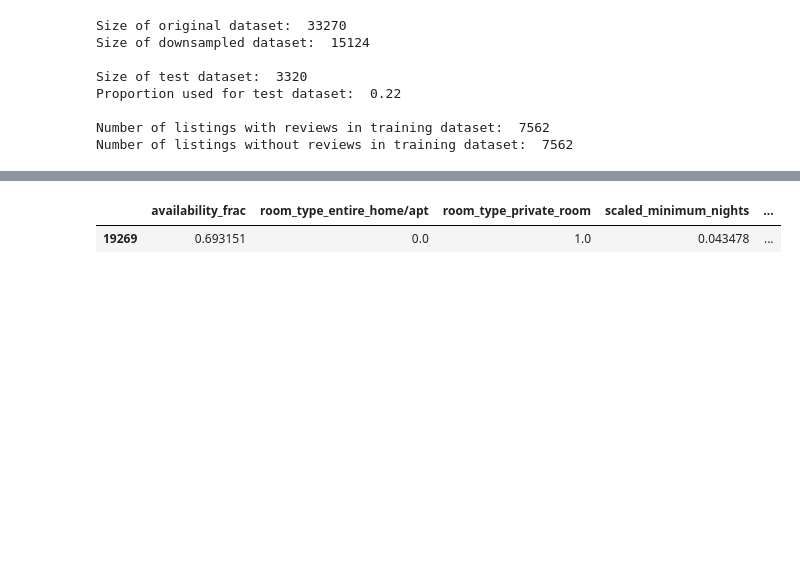
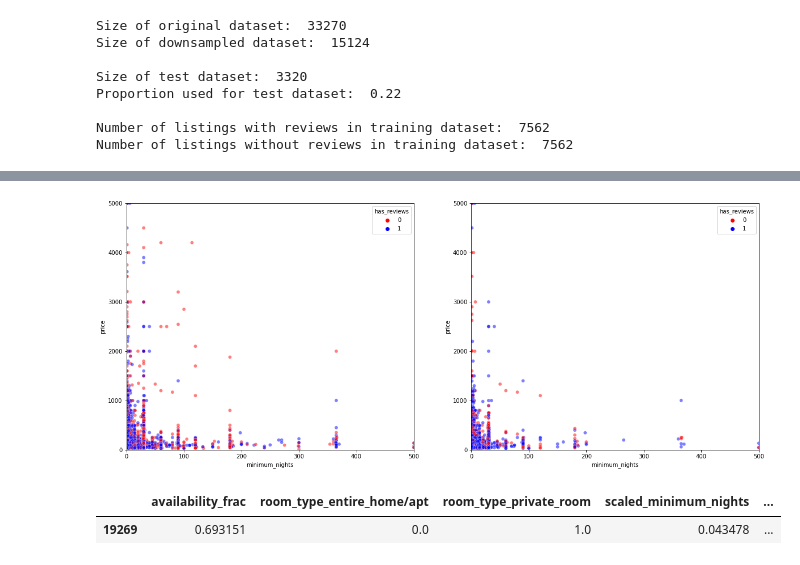
Before and after one commit to miahatton/airbnb_reviews, a Jupyter notebook: WRIT1_v3.ipynb, the cells around one changed output, grey strips where cells are left out. Cells and saved outputs as stored; diff of their text form; code cells hidden in the pictures; blank space fills up the shorter version.

```diff
--- a/WRIT1_v3.ipynb
+++ b/WRIT1_v3.ipynb
@@ -923,3 +877,45 @@ for ax in (ax1, ax2):
+# %%
+## visualise the downsampling
+
+downsample_demo['in_downsampled_dataset'] = downsample_demo['index'].apply(lambda i: i in raw_train_ds.index)
+categories = [
+    (downsample_demo['has_reviews']==1) & (downsample_demo['in_downsampled_dataset']),
+    (downsample_demo['has_reviews']==0) & (downsample_demo['in_downsampled_dataset']),
+    (~downsample_demo['in_downsampled_dataset'])
+]
+category_labels = [
+    'Has reviews', 'No reviews', 'Removed from dataset'
+]
+
+downsample_demo['category'] = np.select(categories, category_labels)
+
+palette = {
+    1: 'blue',
+    0: 'red'
+}
+
+fig, (ax1, ax2) = plt.subplots(ncols = 2, figsize = (20,8))
+sns.scatterplot(data = downsample_demo,
+                x = 'minimum_nights',
+                y = 'price',
+                hue = 'has_reviews',
+                alpha = 0.5,
+                palette = palette,
+                ax = ax1)
+
+sns.scatterplot(data = downsample_demo[downsample_demo['category']!='Removed from dataset'],
+                x = 'minimum_nights',
+                y = 'price',
+                hue = 'has_reviews',
+                alpha = 0.5,
+                palette = palette,
+                ax = ax2)
+
+for ax in (ax1, ax2):
+    ax.set_xlim(0,500)
+    ax.set_ylim(0,5000);
+# %% [output]
+[figure, added]
 # %%
 X_train_ds = X_train_ds[X_test_ds.columns]
 X_train_ds.head(1)
```
Also changed, not shown: parts of 51 cells of this notebook, 1 other file.
